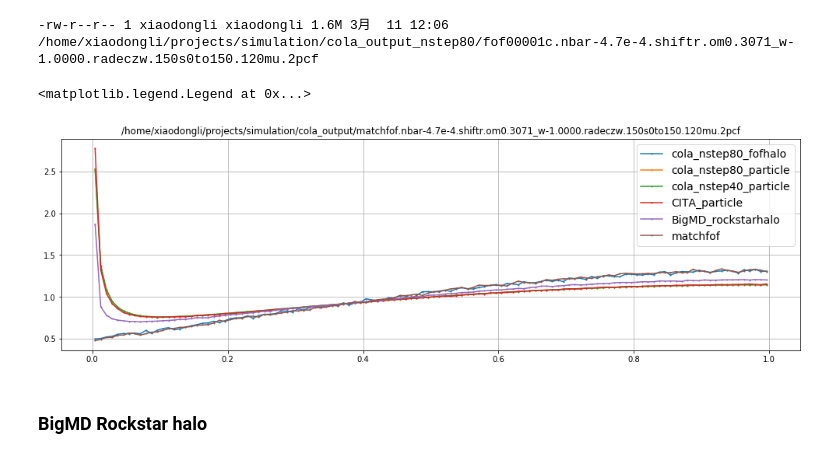
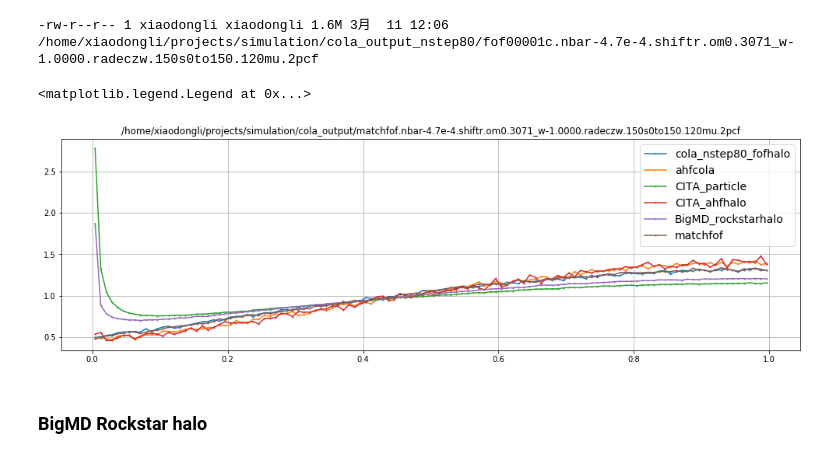
Before and after one commit to cosmologywater/cf_pks, a Jupyter notebook: src/sum2pcf.ipynb, the cells around one changed output. Saved outputs shown, nothing was run; the diff lists cells and outputs as text; code cells hidden in the pictures.

```diff
--- a/src/sum2pcf.ipynb
+++ b/src/sum2pcf.ipynb
@@ -40,10 +40,14 @@ ax = fig.add_subplot(111)
 for filename_label in [
     ['/home/xiaodongli/projects/simulation/cola_output_nstep80/fof00001c.nbar-4.7e-4.shiftr.om0.3071_w-1.0000.radeczw.150s0to150.120mu.2pcf',
      'cola_nstep80_fofhalo'],
-    ['/home/xiaodongli/projects/simulation/cola_output_nstep80/sub00001c.txt.shiftr.om0.3071_w-1.0000.radeczw.150s0to150.120mu.2pcf',
-     'cola_nstep80_particle'],
-    ['/home/xiaodongli/projects/simulation/cola_output_nstep40/sub00001c.txt.shiftr.om0.3071_w-1.0000.radeczw.150s0to150.120mu.2pcf',
-     'cola_nstep40_particle'],
+    #['/home/xiaodongli/projects/simulation/cola_output_nstep80/sub00001c.txt.shiftr.om0.3071_w-1.0000.radeczw.150s0to150.120mu.2pcf',
+     #'cola_nstep80_particle'],
+    #['/home/xiaodongli/projects/simulation/cola_output_nstep40/sub00001c.txt.shiftr.om0.3071_w-1.0000.radeczw.150s0to150.120mu.2pcf',
+     #'cola_nstep40_particle'],
+    #['/home/xiaodongli/projects/simulation/cola_output_nstep20/sub00001c.txt.shiftr.om0.3071_w-1.0000.radeczw.150s0to150.120mu.2pcf',
+     #'cola_nstep40_particle'],
+    ['/home/xiaodongli/projects/simulation/cola_output_nstep20/ahfcola_halos.nbar-4.7e-4.shiftr.om0.3071_w-1.0000.radeczw.150s0to150.120mu.2pcf',
+     'ahfcola'],
     #['/home/xiaodongli/projects/simulation/cola_output_nstep80/fof00001c.nbar-4.7e-4.om0.3071_w-1.0000.radeczw.150s0to150.120mu.2pcf',
     # 'cola_nstep80_noshift'],
     #['/home/xiaodongli/projects/simulation/cola_output_128box_800c/fof00001c.nbar-4.7e-4.shiftr.om0.3071_w-1.0000.radeczw.150s0to150.120mu.2pcf',
@@ -54,6 +58,8 @@ for filename_label in [
     # 'cola_nstep10_fofhalo'],
     ['/home/xiaodongli/projects/mhyl_2pcf/CITAData/subsamples/gadget_016.rat0.0027_ranseed0.shiftr.om0.2951_w-1.0000.radeczw.150s0to150.120mu.2pcf',
      'CITA_particle'],
+    ['/home/xiaodongli/projects/mhyl_2pcf/CITAData/subsamples/gadget_015.halos.nbar-4.7e-4.shiftr.om0.2951_w-1.0000.radeczw.150s0to150.120mu.2pcf',
+     'CITA_ahfhalo'],
     ['/public/projects/cf_pks/BigMDPL_mge1e13/old2pcf/BigMDPL_mge1e13.csv.snap79.shiftr.nbar-4.7e-4.om0.3071_w-1.0000.radeczw.150s0to150.120mu.2pcf',
      'BigMD_rockstarhalo'],
     ['/home/xiaodongli/projects/simulation/cola_output/matchfof.nbar-4.7e-4.shiftr.om0.3071_w-1.0000.radeczw.150s0to150.120mu.2pcf',
@@ -62,34 +68,34 @@ for filename_label in [
     filename, label = filename_label
     norms = [float(xx) for xx in open(filename, 'r').readline().split()[1:4]]
     data = np.loadtxt(filename)
     numsbin=150; nummubin=120;
     s_min=6; s_max = 40;
 
     xi = [[0 for rowmu in range(nummubin)] for rows in range(numsbin)];
 
     for rows in range(numsbin):
         for rowmu in range(nummubin):
             irow = rows*nummubin+rowmu
             DD = data[irow][3]/norms[0]
             DR = data[irow][4]/norms[1]
             RR = data[irow][6]/norms[2]
             xi[rows][rowmu] = (DD - 2*DR + RR)/RR
     intximu = [ sum([xi[rows][rowmu] for rows in range(s_min,s_max+1)]) for rowmu in range(nummubin)]
     mu = [data[row][0] for row in range(120)]
     X = [1-data[row][0] for row in range(120)]
     #dmu = [mu[i+1]-mu[i] for i in range(119)]
 
     int_intximu_to_mu = sum([intximu[row]*1.0/120 for row in range(120)])
     Y = intximu/int_intximu_to_mu
     #Y = intximu
 
     ax.plot(X, Y, marker='o', markersize=1, label=label )
     ax.set_title(filename)
 ax.grid()
 ax.legend(fontsize=14)
 # %% [output]
 <matplotlib.legend.Legend at 0x...>
-[figure, old version]
+[figure, new version]
 # %% [markdown]
 ### BigMD Rockstar halo
 # %%
```
Also changed, not shown: 11 other files.
